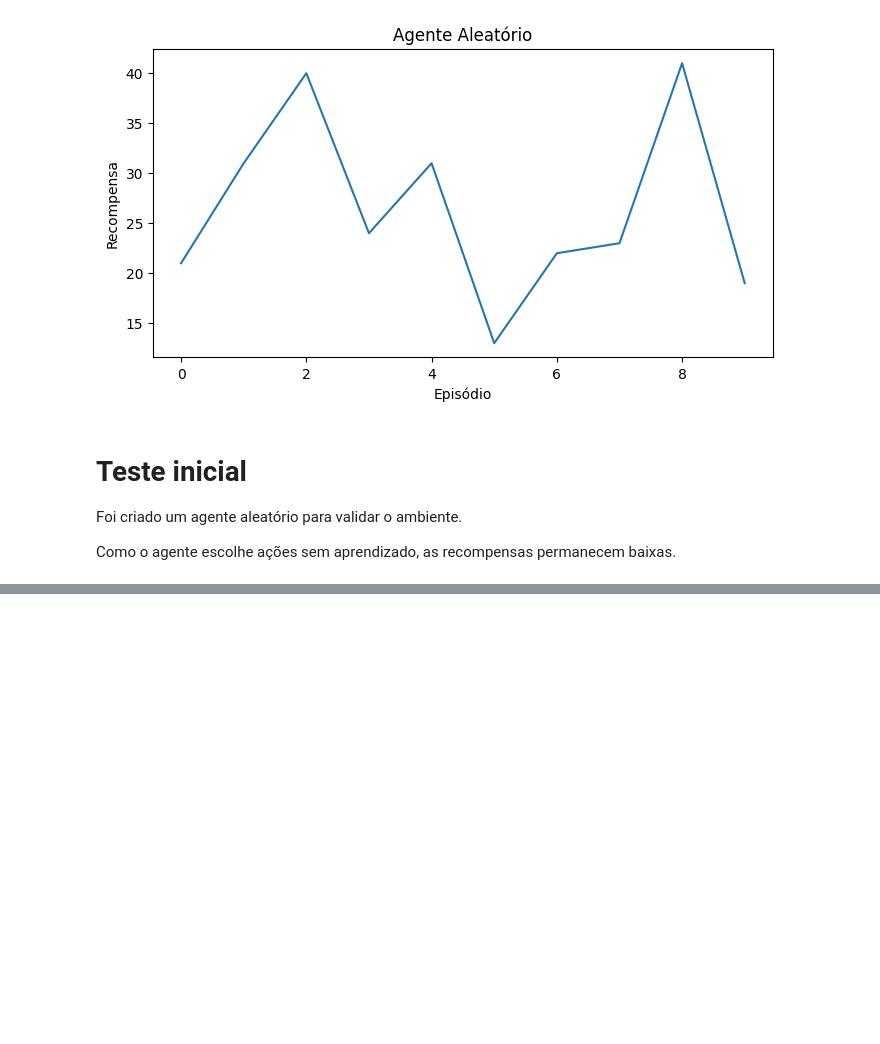
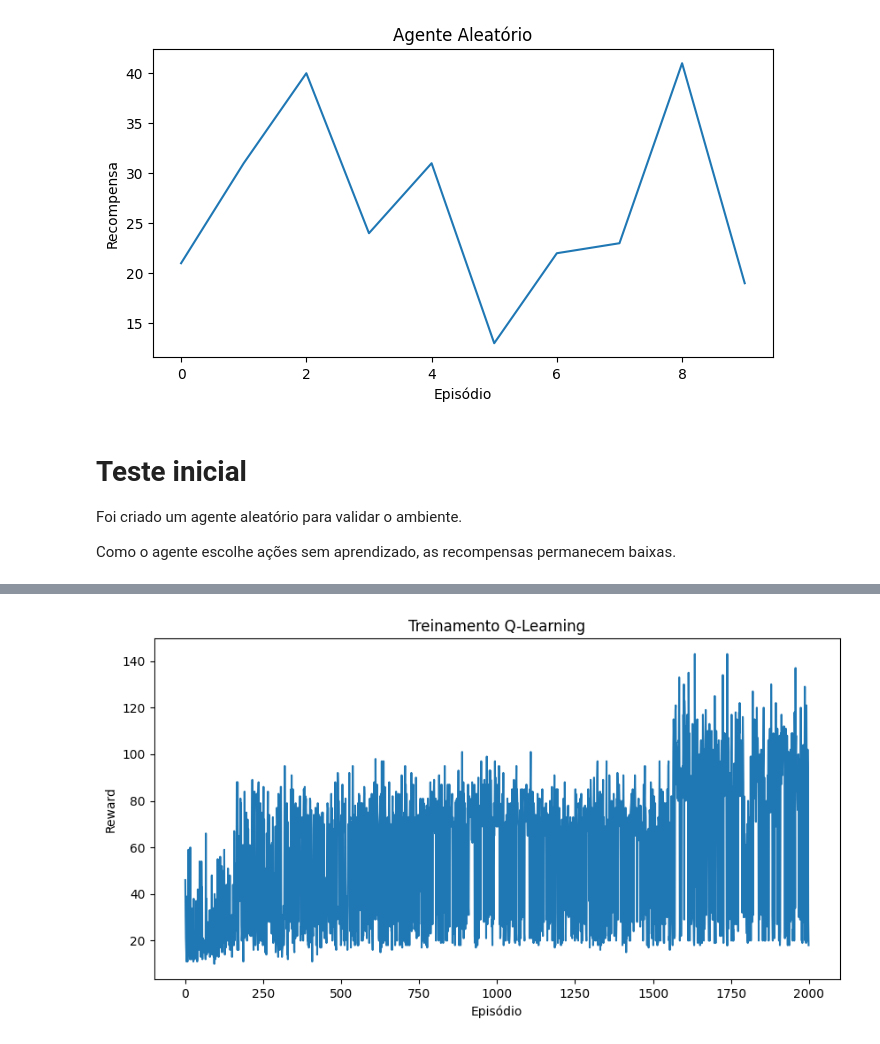
Before and after one commit to brunosolimoes/RL_CartPole_Qlearning, a Jupyter notebook: RL_CartPole_Qlearning.ipynb, the cells around one changed output, grey strips where cells are left out. Drawn from its saved outputs; the diff is of its cells as text; code cells hidden in the pictures; blank space fills up the shorter version.

```diff
--- a/RL_CartPole_Qlearning.ipynb
+++ b/RL_CartPole_Qlearning.ipynb
@@ -95,0 +119,6 @@ as recompensas permanecem baixas.
+# %%
+obs,info = env.reset()
+
+print(obs)
+
+print(discretize(obs))
@@ -95,0 +128,12 @@ as recompensas permanecem baixas.
+# %%
+q_table = np.zeros(
+    (
+        NUM_BINS+1,
+        NUM_BINS+1,
+        NUM_BINS+1,
+        NUM_BINS+1,
+        env.action_space.n
+    )
+)
+
+print(q_table.shape)
@@ -95,0 +142,12 @@ as recompensas permanecem baixas.
+# %%
+learning_rate = 0.1
+
+discount = 0.99
+
+epsilon = 1.0
+
+epsilon_decay = 0.995
+
+min_epsilon = 0.01
+
+episodes = 2000
@@ -95,0 +242,16 @@ as recompensas permanecem baixas.
+# %%
+plt.figure(figsize=(10,5))
+
+plt.plot(rewards_per_episode)
+
+plt.xlabel("Episódio")
+
+plt.ylabel("Reward")
+
+plt.title(
+    "Treinamento Q-Learning"
+)
+
+plt.show()
+# %% [output]
+[figure, added]
```
Also changed, not shown: parts of 6 cells of this notebook.
